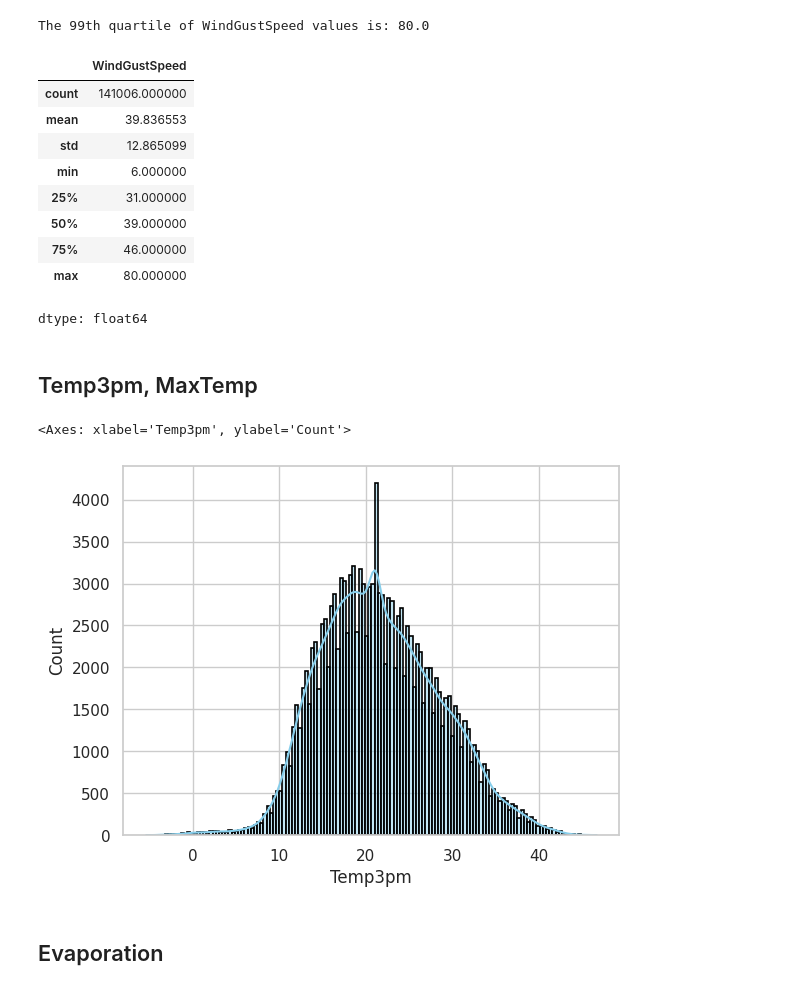
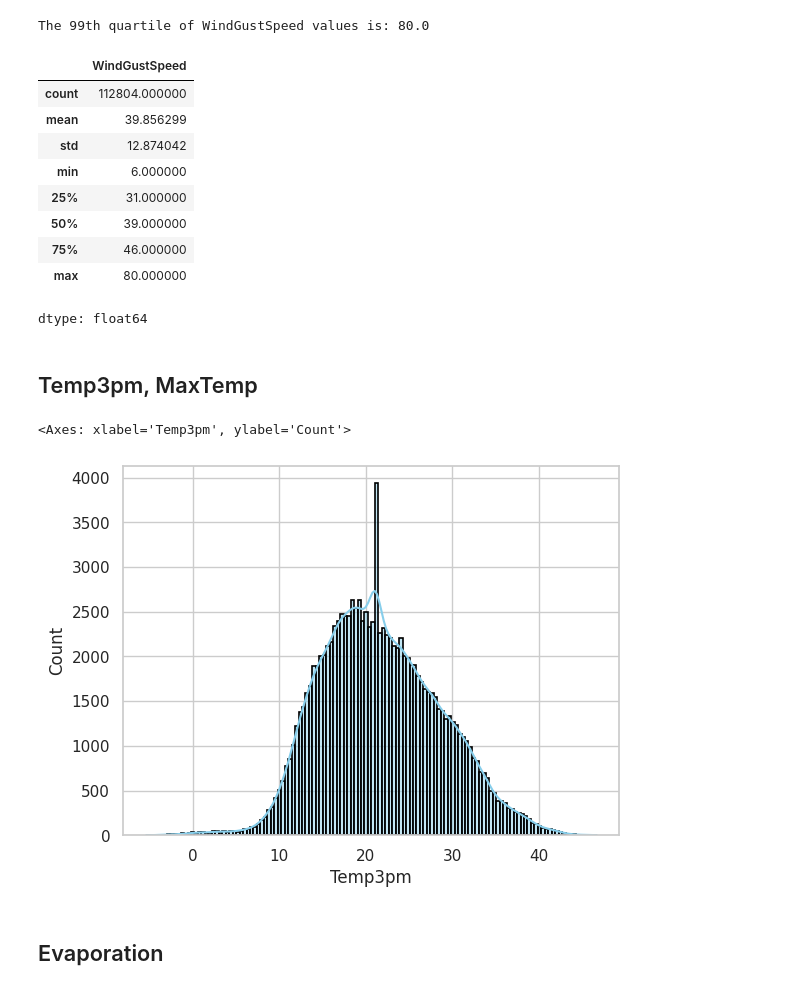
Before and after one commit to karzuan/classification_weather_australia, a Jupyter notebook: 2. data processing.ipynb, the cells around one changed output. Cells and saved outputs as stored; diff of their text form; code cells hidden in the pictures.

Commit message:
refactoring done of prep step. Created two new prepared artefacts: test and train. Next step is to run modling once again based on new artefacts.

```diff
--- a/2. data processing.ipynb
+++ b/2. data processing.ipynb
@@ -593,6 +716,6 @@ sns.histplot(df[df["Rainfall"]>0]["Rainfall"], bins=50, kde=False, color='skyblu
 <Axes: xlabel='Rainfall', ylabel='Count'>
 [figure]
 # %%
-ninety_ninth_quartile_rainfall = df['Rainfall'].quantile(0.99)
+ninety_ninth_quartile_rainfall = df_train['Rainfall'].quantile(0.99)
 print(f"The 99th quartile of Rainfall values is: {ninety_ninth_quartile_rainfall}")
 # %% [output]
@@ -604,4 +727,4 @@ len(df[df["Rainfall"]>37]["Rainfall"])
 # %%
 # Cap the top 1% of Rainfall values to 37
-df['Rainfall'] = np.where(df['Rainfall'] > ninety_ninth_quartile_rainfall, ninety_ninth_quartile_rainfall, df['Rainfall'])
+df_train['Rainfall'] = np.where(df_train['Rainfall'] > ninety_ninth_quartile_rainfall, ninety_ninth_quartile_rainfall, df_train['Rainfall'])
 # %%
@@ -648,20 +771,20 @@ df['WindGustSpeed'].mode()
 | 0 | 39.0 |
 dtype: float64
 # %%
-ninety_ninth_quartile_windgust = df['WindGustSpeed'].quantile(0.99)
+ninety_ninth_quartile_windgust = df_train['WindGustSpeed'].quantile(0.99)
 print(f"The 99th quartile of WindGustSpeed values is: {ninety_ninth_quartile_windgust}")
 # %% [output]
 The 99th quartile of WindGustSpeed values is: 80.0
 # %%
 # cap on WindGustSpeed
-df['WindGustSpeed'] = np.where(df['WindGustSpeed'] > ninety_ninth_quartile_windgust, ninety_ninth_quartile_windgust, df['WindGustSpeed'])
+df_train['WindGustSpeed'] = np.where(df_train['WindGustSpeed'] > ninety_ninth_quartile_windgust, ninety_ninth_quartile_windgust, df_train['WindGustSpeed'])
 # %%
-df['WindGustSpeed'].describe()
+df_train['WindGustSpeed'].describe()
 # %% [output]
 |  | WindGustSpeed |
-| count | 141006.000000 |
-| mean | 39.836553 |
-| std | 12.865099 |
+| count | 112804.000000 |
+| mean | 39.856299 |
+| std | 12.874042 |
 | min | 6.000000 |
 | 25% | 31.000000 |
 | 50% | 39.000000 |
@@ -671,10 +794,10 @@ dtype: float64
 # %% [markdown]
 ## Temp3pm, MaxTemp
 # %%
-sns.histplot(df['Temp3pm'], kde=True, color='skyblue', linewidth=1.2, edgecolor='black')
+sns.histplot(df_train['Temp3pm'], kde=True, color='skyblue', linewidth=1.2, edgecolor='black')
 # %% [output]
 <Axes: xlabel='Temp3pm', ylabel='Count'>
-[figure, old version]
+[figure, new version]
 # %% [markdown]
 ## Evaporation
 # %%
```
Also changed, not shown: parts of 64 cells of this notebook, 4 other files.
